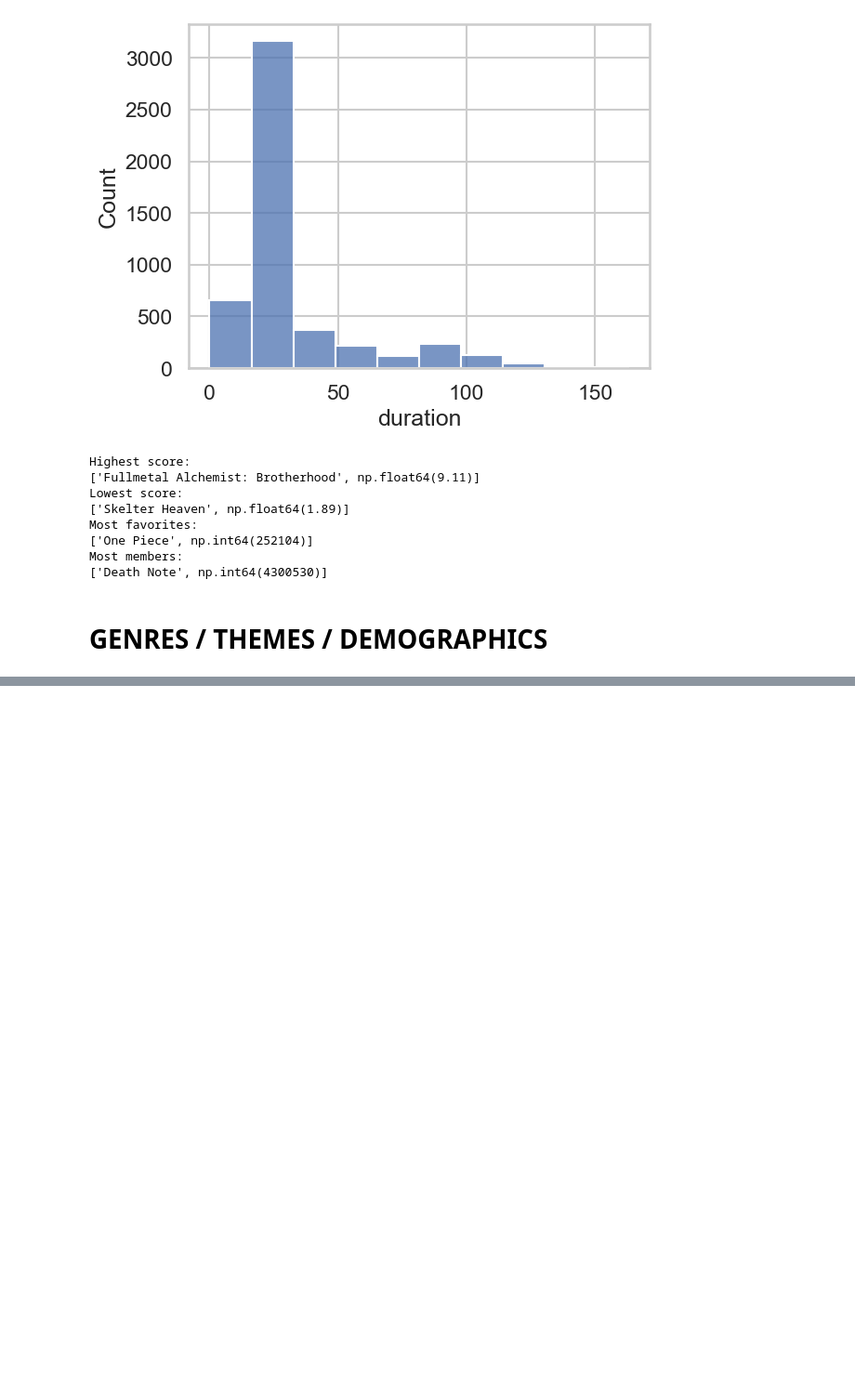
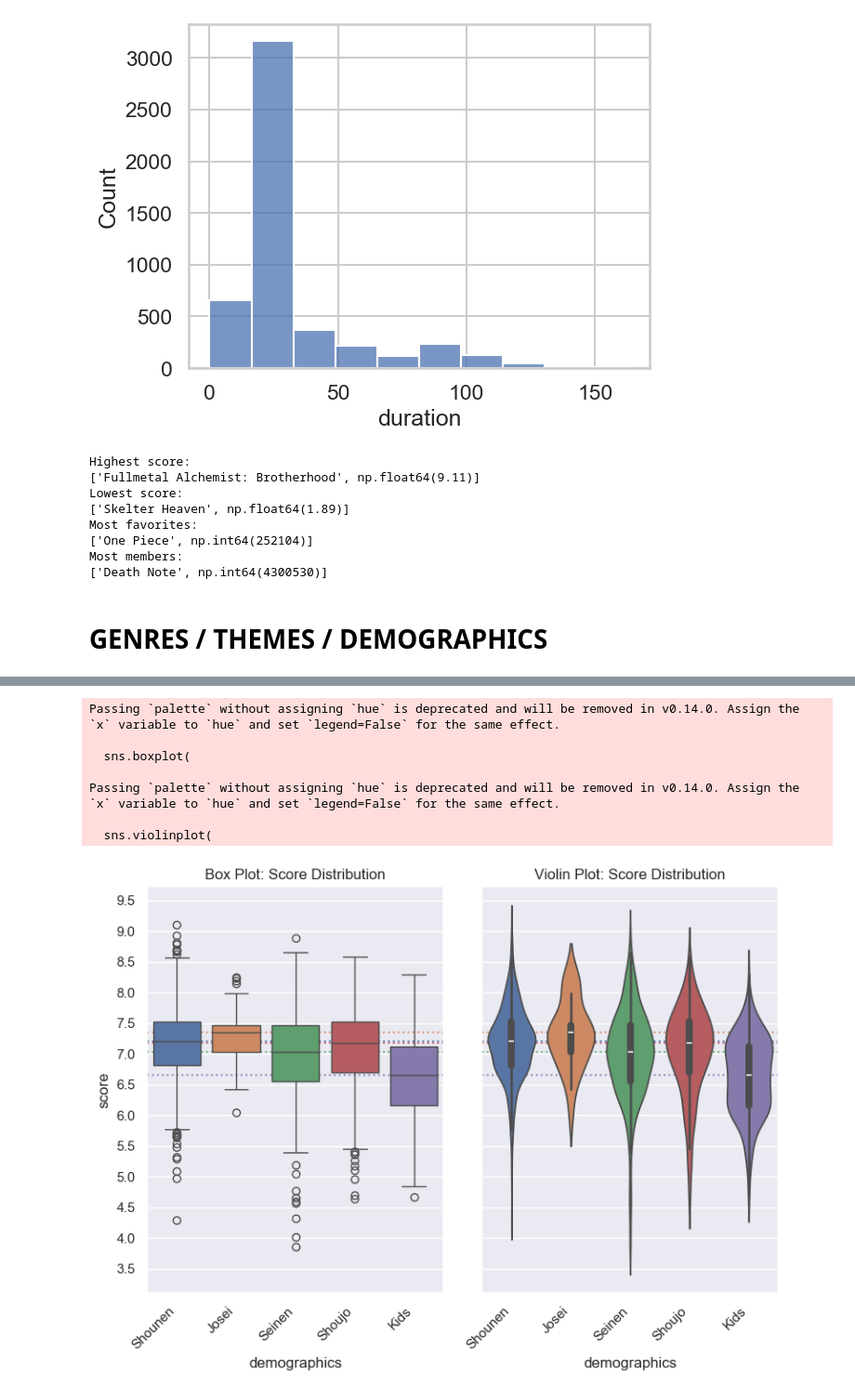
Before and after one commit to AZysk0/anime-data-analysis, a Jupyter notebook: anime_analysis_tasks.ipynb, the cells around one changed output, grey strips where cells are left out. Shown at 93% size. Saved outputs shown, nothing was run; the diff lists cells and outputs as text; code cells hidden in the pictures; blank space fills up the shorter version.

```diff
--- a/anime_analysis_tasks.ipynb
+++ b/anime_analysis_tasks.ipynb
@@ -469,8 +465,74 @@ Harem            153
 Psychological    150
 Name: count, dtype: int64
 # %%
-
 # 15. Compare score distributions between demographics:
 #     Shounen, Seinen, Shoujo, Josei, etc.
 
-# 16. Analyze which demographics are most popular.
+demo_groups = (
+    anime_df[['demographics', 'score']]
+    .explode('demographics')
+    .dropna()
+    .groupby('demographics')
+)
+demo_scores = {demo: group['score'] for demo, group in demo_groups}
+
+plot_data = anime_df.explode('demographics').dropna()
+unique_demographics = plot_data['demographics'].unique()
+medians = plot_data.groupby('demographics')['score'].median()
+palette = sns.color_palette(n_colors=len(unique_demographics))
+sns.set_theme()
+
+fig, axes = plt.subplots(1, 2, figsize=(8, 6), sharex=True, sharey=True)
+
+# Left Plot: Box Plot
+sns.boxplot(
+    data=plot_data,
+    x='demographics',
+    y='score',
+    palette=palette,  # Explicitly pass the palette so colors lock in perfectly
+    ax=axes[0]
+)
+axes[0].set_title("Box Plot: Score Distribution")
+axes[0].set_xticklabels(axes[0].get_xticklabels(), rotation=45, ha='right')
+
+# Right Plot: Violin Plot
+sns.violinplot(
+    data=plot_data,
+    x='demographics',
+    y='score',
+    palette=palette,  # Match the violin colors exactly
+    ax=axes[1]
+)
+axes[1].set_title("Violin Plot: Score Distribution")
+axes[1].set_xticklabels(axes[1].get_xticklabels(), rotation=45, ha='right')
+axes[1].set_ylabel("")
+
+# Set the y-axis intervals to 0.5
+axes[0].yaxis.set_major_locator(ticker.MultipleLocator(0.5))
+
+# 4. Loop through each demographic, find its color and median, and draw the line
+for ax in axes:
+    for i, demographic in enumerate(unique_demographics):
+        median_val = medians[demographic]
+        group_color = palette[i]  # Pull the matching color for this specific group
+
+        ax.axhline(
+            y=median_val,
+            color=group_color,
+            linestyle=':',
+            linewidth=1.5,
+            alpha=0.8,
+            zorder=0  # Keeps the reference line behind the box/violin plots
+        )
+
+plt.tight_layout()
+plt.show()
+# %% [output]
+Passing `palette` without assigning `hue` is deprecated and will be removed in v0.14.0. Assign the `x` variable to `hue` and set `legend=False` for the same effect.
+
+  sns.boxplot(
+
+Passing `palette` without assigning `hue` is deprecated and will be removed in v0.14.0. Assign the `x` variable to `hue` and set `legend=False` for the same effect.
+
+  sns.violinplot(
+[figure, added]
```
Also changed, not shown: parts of 17 cells of this notebook.
